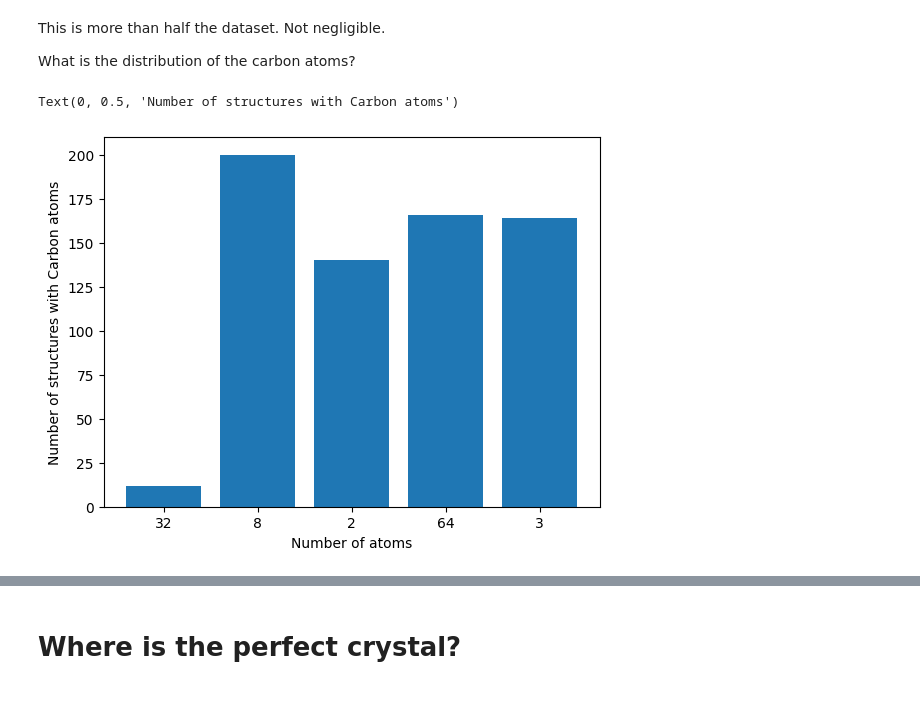
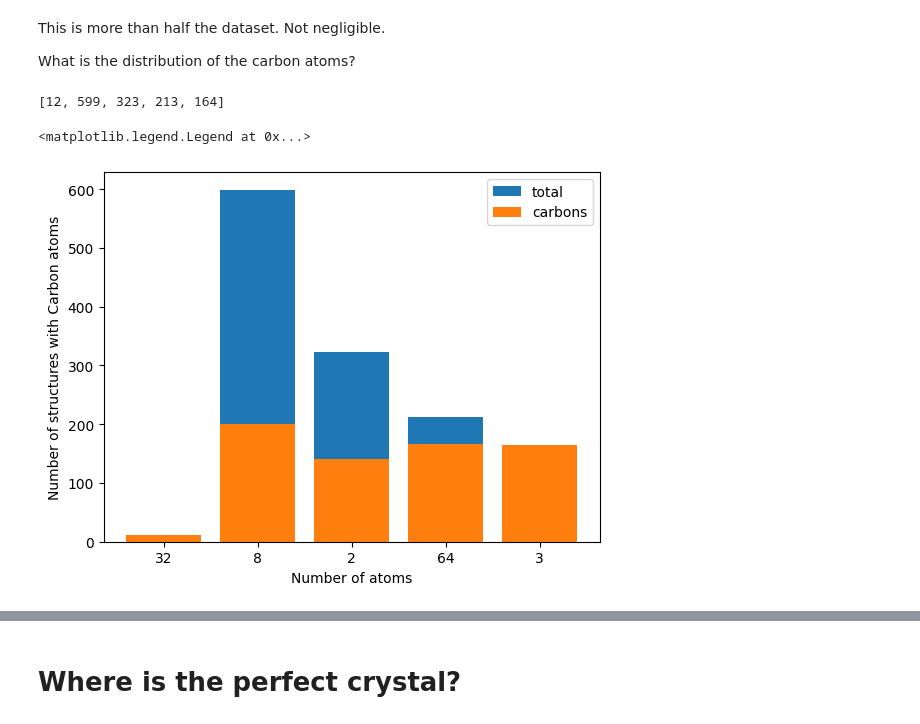
Before and after one commit to alapena/graph2mat4abn, a Jupyter notebook: Exploratory Data Analysis/eda.ipynb, the cells around one changed output, grey strips where cells are left out. Drawn from its saved outputs; the diff is of its cells as text; code cells hidden in the pictures.

```diff
--- a/Exploratory Data Analysis/eda.ipynb
+++ b/Exploratory Data Analysis/eda.ipynb
@@ -91,15 +94,23 @@ There are 682/1311 samples with Carbon atoms.
 This is more than half the dataset. Not negligible.
 
 What is the distribution of the carbon atoms?
+# %%
+totals
+# %% [output]
+[12, 599, 323, 213, 164]
 # %%
 import matplotlib.pyplot as plt
 
 n_atoms = df["n_atoms"].drop_duplicates()
 counts = [df[df["n_atoms"] == i]["atomic_number"].apply(lambda x: 6 in x).sum() for i in n_atoms.to_list()]
 x_labels = [str(i) for i in n_atoms.to_list()]
-plt.bar(x_labels, counts)
+
+totals = [(df["n_atoms"] == i).sum() for i in n_atoms.to_list()]
+plt.bar(x_labels, totals, label="total")
+plt.bar(x_labels, counts, label="carbons")
 plt.xlabel("Number of atoms")
 plt.ylabel("Number of structures with Carbon atoms")
+plt.legend()
 # %% [output]
-Text(0, 0.5, 'Number of structures with Carbon atoms')
+<matplotlib.legend.Legend at 0x...>
-[figure, old version]
+[figure, new version]
```
Also changed, not shown: parts of 5 cells of this notebook, 7 other files.
